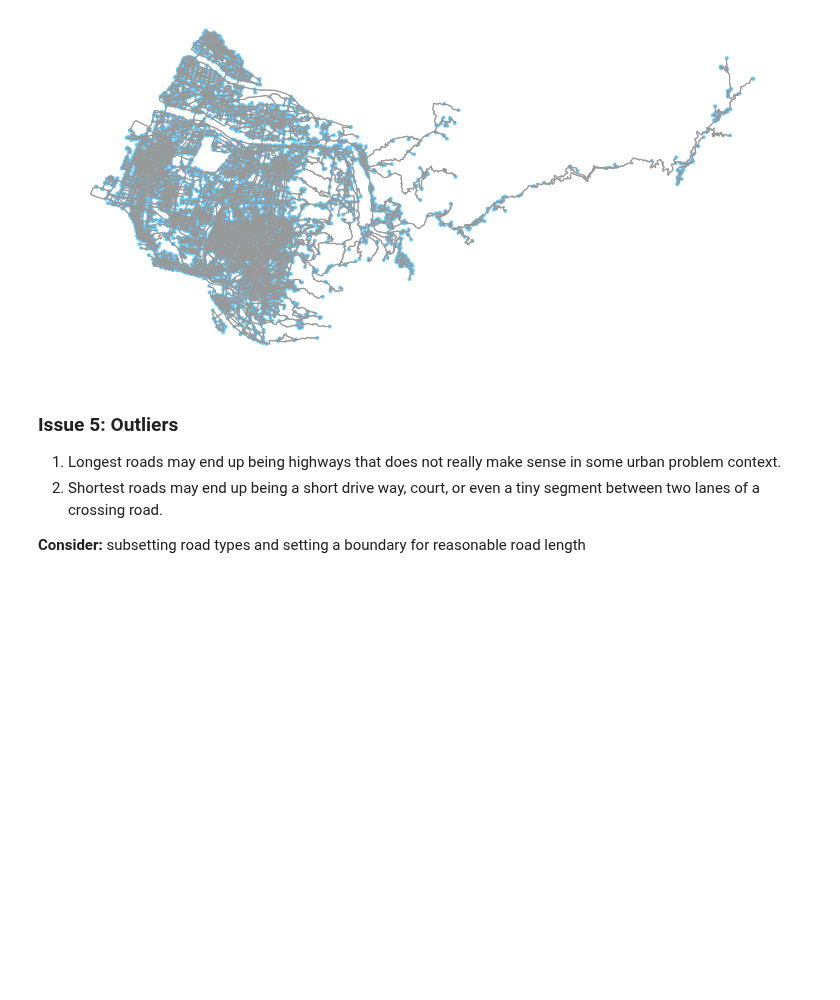
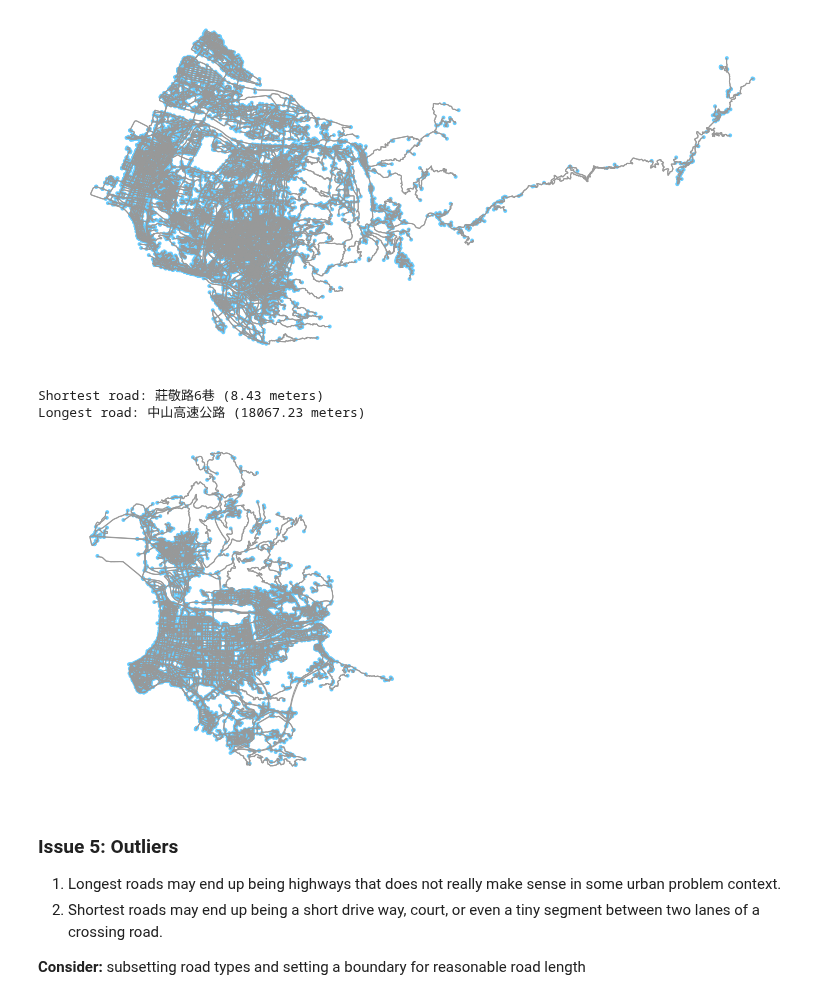
Before and after one commit to argo-marketplace/RadRoads, a Jupyter notebook: notebooks/NYC_sandbox.ipynb, the cells around one changed output. Saved outputs shown, nothing was run; the diff lists cells and outputs as text; code cells hidden in the pictures; blank space fills up the shorter version.

```diff
--- a/notebooks/longroad_nyc_sandbox.ipynb
+++ b/notebooks/NYC_sandbox.ipynb
@@ -273,6 +264,12 @@ howlong('Taichung City, Taiwan')
 Shortest road: ['環中東路一段', '環中東路二段'] (10.21 meters)
 Longest road: 東西向快速公路 快官霧峰線 (74492.75 meters)
 [figure]
+# %%
+howlong('Taipei City, Taiwan')
+# %% [output]
+Shortest road: 莊敬路6巷 (8.43 meters)
+Longest road: 中山高速公路 (18067.23 meters)
+[figure, added]
 # %% [markdown]
 ### Issue 5: Outliers
 
```
Also changed, not shown: parts of 29 cells of this notebook.
